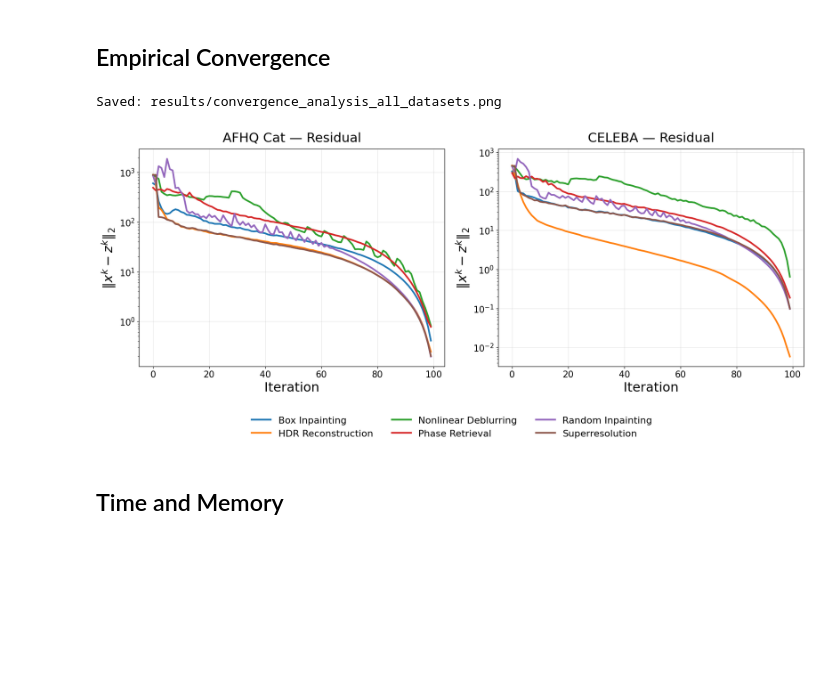
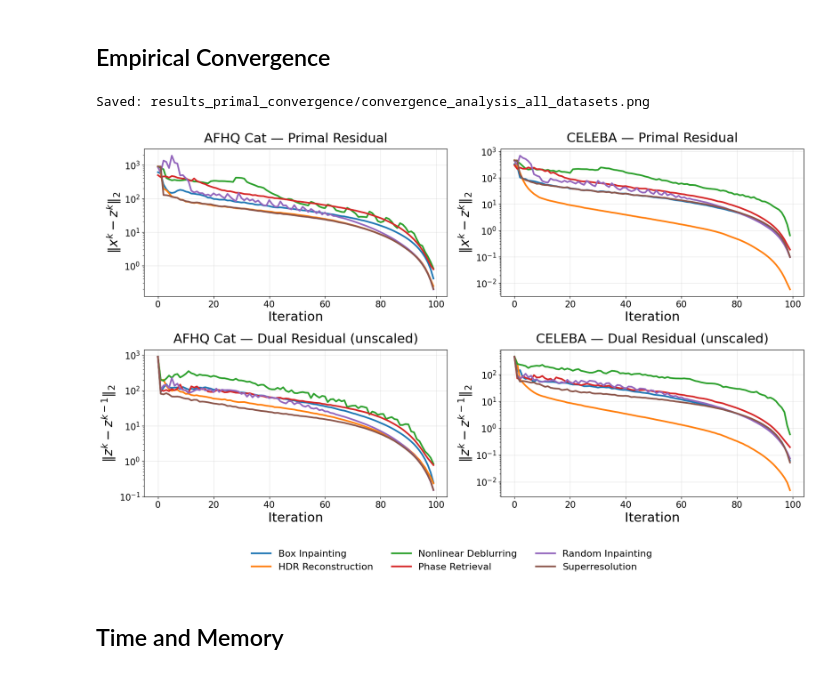
Before and after one commit to dibyanshu100/PnP_ConsensusFlow, a Jupyter notebook: graphs.ipynb, the cells around one changed output. Saved outputs shown, nothing was run; the diff lists cells and outputs as text; code cells hidden in the pictures; blank space fills up the shorter version.

Commit message:
residual graphs

```diff
--- a/graphs.ipynb
+++ b/graphs.ipynb
@@ -172,27 +175,27 @@ Saved rebuttal metrics to: metrics.xlsx
 # %%
 ROOT_DIRS = [
     Path("results_primal_convergence/afhq_cat/ot"),
     Path("results_primal_convergence/celeba/ot"),
     # Path("results_primal_convergence/celebahq/ot"),
 ]
 
 DATASET_NAMES = [
     "AFHQ Cat",
     "CELEBA",
     # "CelebA-HQ",
 ]
 
 gu.plot_convergence_two_datasets_shared_legend(
     root_dirs=ROOT_DIRS,
     dataset_names=DATASET_NAMES,
     batch=0,
-    save_path=Path("results/convergence_analysis_all_datasets.png"),
+    save_path=Path("results_primal_convergence/convergence_analysis_all_datasets.png"),
     logy=True,
-    metrics=["primal_res"],
+    # metrics=["primal_res","dual_res"],
 )
 # %% [output]
-Saved: results/convergence_analysis_all_datasets.png
+Saved: results_primal_convergence/convergence_analysis_all_datasets.png
-[figure, old version]
+[figure, new version]
 # %% [markdown]
 ## Time and Memory
 # %%
```
Also changed, not shown: parts of 1 cell of this notebook, 5 other files.
